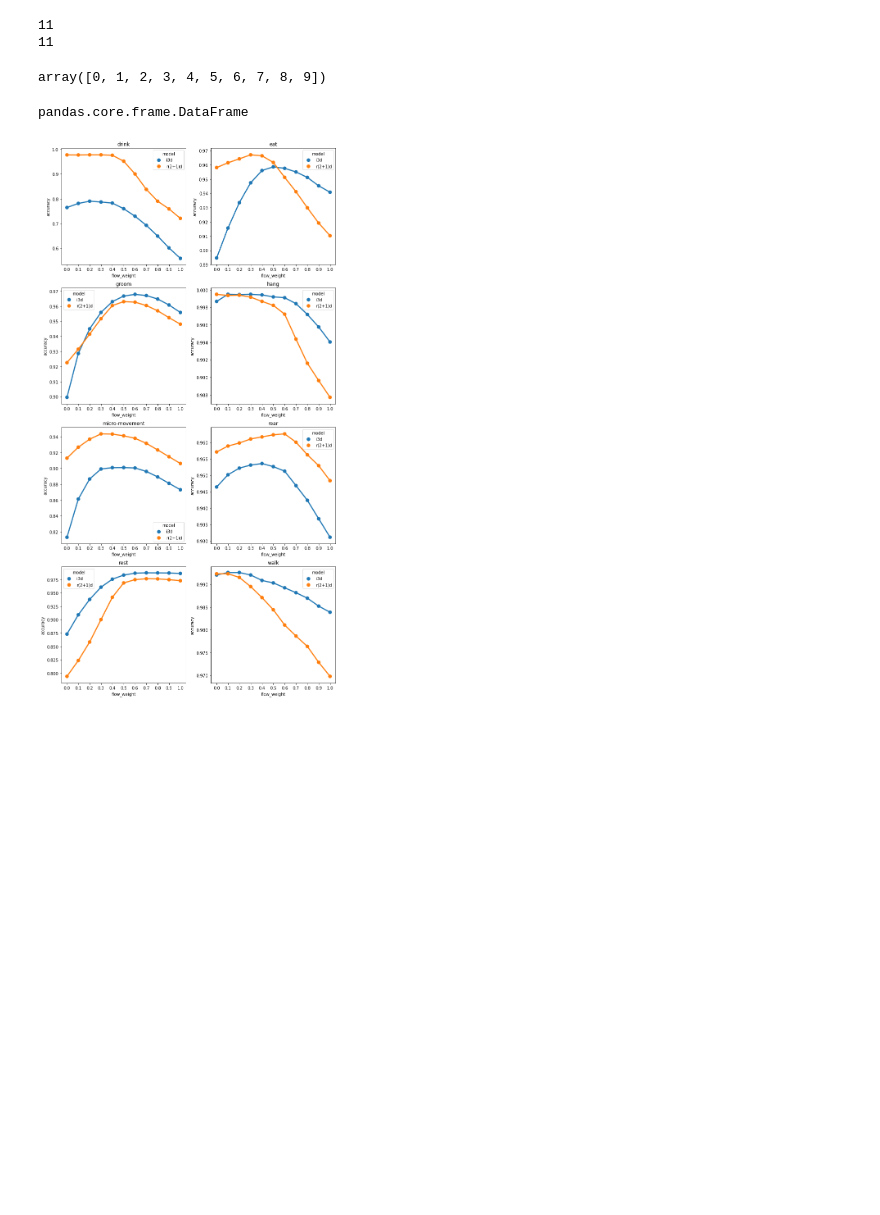
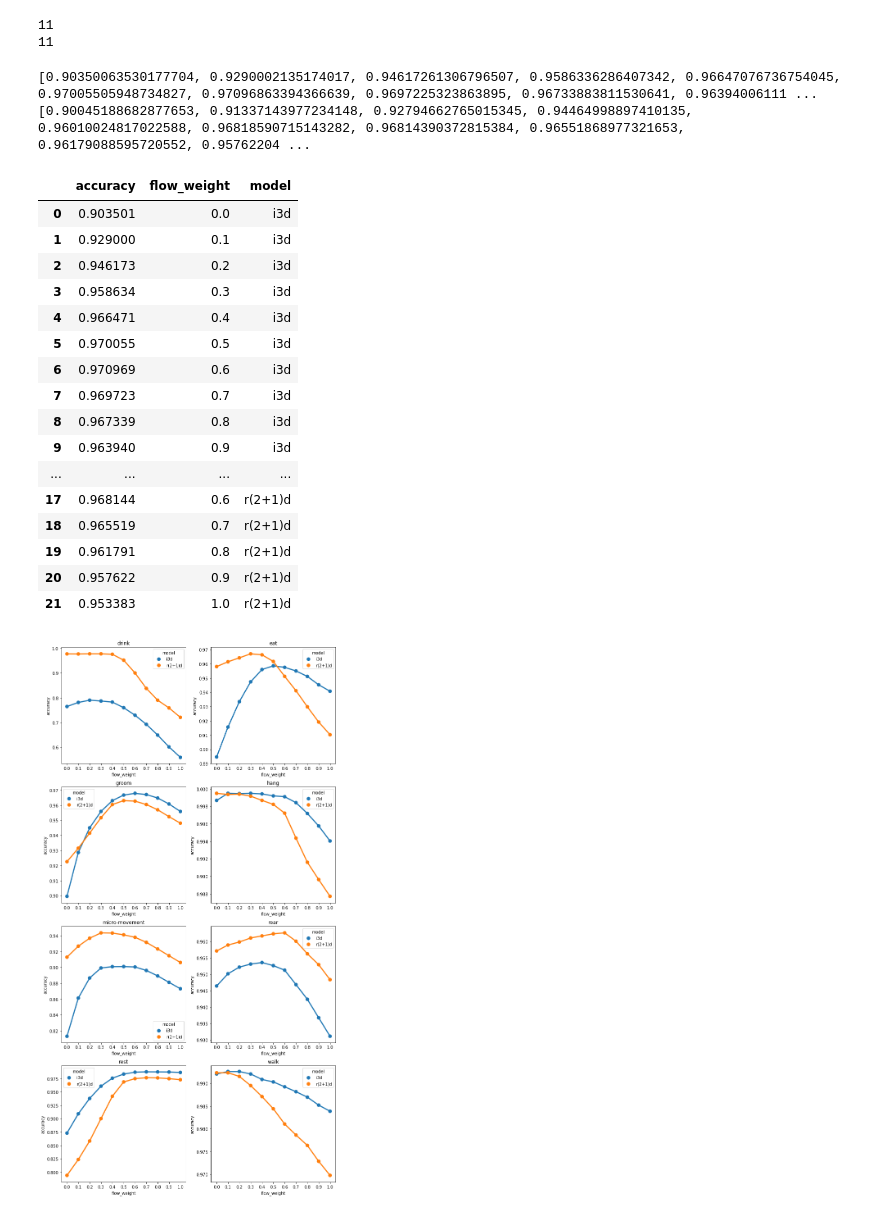
Before and after one commit to giangnn-bkace/result-analysis, a Jupyter notebook: analysis.ipynb, the cells around one changed output. Drawn from its saved outputs; the diff is of its cells as text; code cells hidden in the pictures; blank space fills up the shorter version.

```diff
--- a/analysis.ipynb
+++ b/analysis.ipynb
@@ -102,11 +102,18 @@ print(len(r21d_class_acc[0]))
 # %% [output]
 11
 11
-# %%
-r21d_class_acc[6]
-np.asarray(np.arange(0,10))
-# %% [output]
-array([0, 1, 2, 3, 4, 5, 6, 7, 8, 9])
+# %%
+i3d_acc_all = []
+r21d_acc_all = []
+for weight in range(11):
+    i3d_acc_all.append(accuracy_score(i3d_labels, i3d_sm[weight].argmax(axis=1)))
+for weight in range(11):
+    r21d_acc_all.append(accuracy_score(r21d_labels, r21d_sm[weight].argmax(axis=1)))
+print(i3d_acc_all)
+print(r21d_acc_all)
+# %% [output]
+[0.90350063530177704, 0.9290002135174017, 0.94617261306796507, 0.9586336286407342, 0.96647076736754045, 0.97005505948734827, 0.97096863394366639, 0.9697225323863895, 0.96733883811530641, 0.96394006111 ...
+[0.90045188682877653, 0.91337143977234148, 0.92794662765015345, 0.94464998897410135, 0.96010024817022588, 0.96818590715143282, 0.96814390372815384, 0.96551868977321653, 0.96179088595720552, 0.95762204 ...
 # %%
 accuracies = []
 for i in range(8):
@@ -114,10 +121,29 @@ for i in range(8):
     r21d_result_acc = pd.DataFrame({'accuracy':r21d_class_acc[i],'model':'r(2+1)d','flow_weight':flow_weight})
     result_acc = pd.concat([i3d_result_acc, r21d_result_acc], ignore_index=True)
     accuracies.append(result_acc)
-# %%
-type(accuracies[2])
-# %% [output]
-pandas.core.frame.DataFrame
+# %%
+i3d_result_acc_all = pd.DataFrame({'accuracy':i3d_acc_all,'model':'i3d','flow_weight':flow_weight})
+r21d_result_acc_all = pd.DataFrame({'accuracy':r21d_acc_all,'model':'r(2+1)d','flow_weight':flow_weight})
+accuracy_all = pd.concat([i3d_result_acc_all, r21d_result_acc_all], ignore_index=True)
+accuracy_all
+# %% [output]
+|  | accuracy | flow_weight | model |
+| 0 | 0.903501 | 0.0 | i3d |
+| 1 | 0.929000 | 0.1 | i3d |
+| 2 | 0.946173 | 0.2 | i3d |
+| 3 | 0.958634 | 0.3 | i3d |
+| 4 | 0.966471 | 0.4 | i3d |
+| 5 | 0.970055 | 0.5 | i3d |
+| 6 | 0.970969 | 0.6 | i3d |
+| 7 | 0.969723 | 0.7 | i3d |
+| 8 | 0.967339 | 0.8 | i3d |
+| 9 | 0.963940 | 0.9 | i3d |
+| ... | ... | ... | ... |
+| 17 | 0.968144 | 0.6 | r(2+1)d |
+| 18 | 0.965519 | 0.7 | r(2+1)d |
+| 19 | 0.961791 | 0.8 | r(2+1)d |
+| 20 | 0.957622 | 0.9 | r(2+1)d |
+| 21 | 0.953383 | 1.0 | r(2+1)d |
 # %%
 class_labels = ['drink', 'eat', 'groom', 'hang', 'micro-movement', 'rear', 'rest', 'walk']
 f,ax=plt.subplots(4,2,figsize=(12,24))
```
Also changed, not shown: parts of 2 cells of this notebook, 6 other files.
